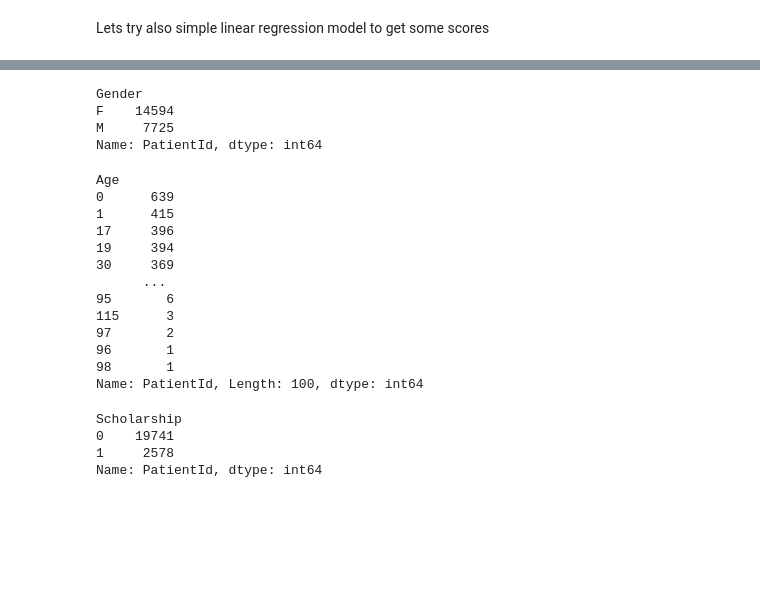
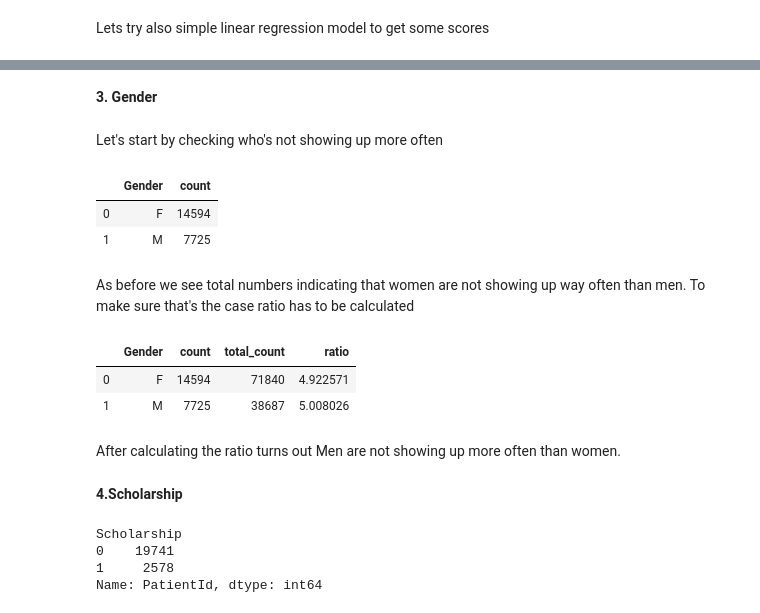
Before and after one commit to iamjakkie/No-show-analysis, a Jupyter notebook: No-show-analysis.ipynb, the cells around one changed output, grey strips where cells are left out. Cells and saved outputs as stored; diff of their text form; code cells hidden in the pictures; blank space fills up the shorter version.

Commit message:
Gender analysis

```diff
--- a/No-show-analysis.ipynb
+++ b/No-show-analysis.ipynb
@@ -322,26 +311,29 @@ plt.show();
+# %% [markdown]
+**3. Gender**
+# %% [markdown]
+Let's start by checking who's not showing up more often
 # %%
-noshows.groupby(by='Gender').count()['PatientId']
+noshowsByGender = noshows.groupby(by='Gender').count()['PatientId'].reset_index(name='count')
+noshowsByGender
 # %% [output]
-Gender
-F    14594
-M     7725
-Name: PatientId, dtype: int64
+|  | Gender | count |
+| 0 | F | 14594 |
+| 1 | M | 7725 |
-# %%
-noshows.groupby(by='Age').count()['PatientId'].sort_values(ascending=False)
-# %% [output]
-Age
-0      639
-1      415
-17     396
-19     394
-30     369
-      ...
-95       6
-115      3
-97       2
-96       1
-98       1
-Name: PatientId, Length: 100, dtype: int64
+# %% [markdown]
+As before we see total numbers indicating that women are not showing up way often than men. To make sure that's the case ratio has to be calculated
+# %%
+allGenders=df.groupby(by='Gender').count()['PatientId'].reset_index(name='total_count')
+noshowsByGender=noshowsByGender.merge(allGenders, on='Gender')
+noshowsByGender['ratio']=noshowsByGender['total_count']/noshowsByGender['count']
+noshowsByGender
+# %% [output]
+|  | Gender | count | total_count | ratio |
+| 0 | F | 14594 | 71840 | 4.922571 |
+| 1 | M | 7725 | 38687 | 5.008026 |
+# %% [markdown]
+After calculating the ratio turns out Men are not showing up more often than women.
+# %% [markdown]
+**4.Scholarship**
 # %%
 noshows.groupby(by='Scholarship').count()['PatientId']
 # %% [output]
```
Also changed, not shown: parts of 5 cells of this notebook, 1 other file.
